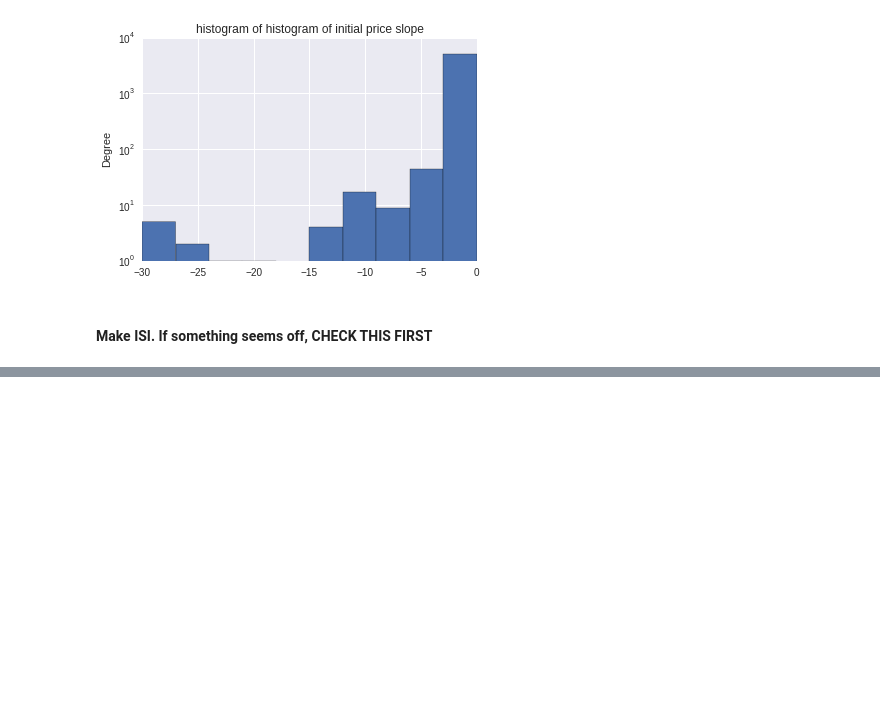
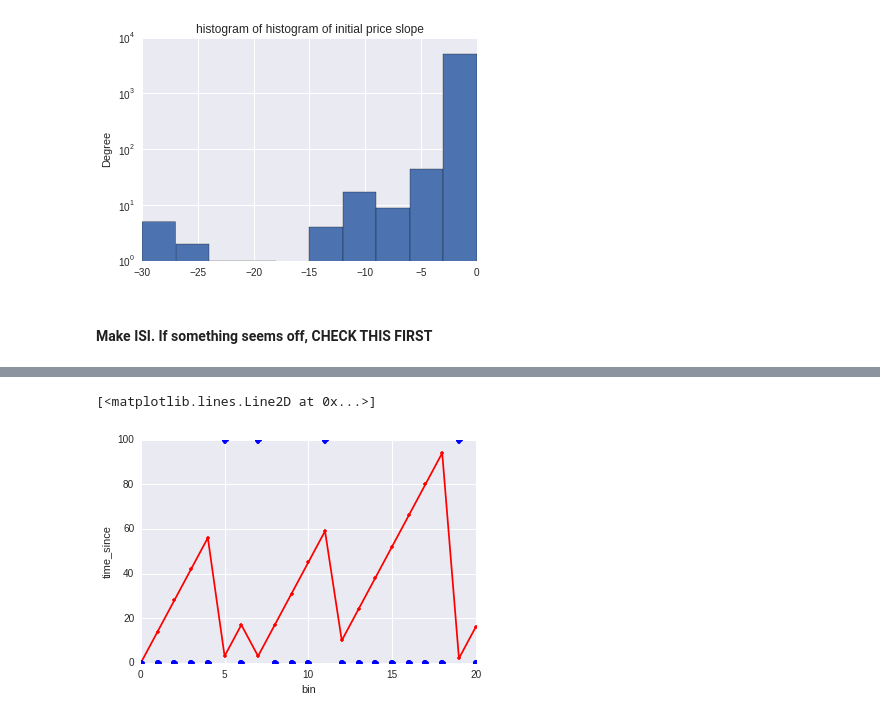
Before and after one commit to rbrackney/game_prices, a Jupyter notebook: data_analysis/make_time_series_features.ipynb, the cells around one changed output, grey strips where cells are left out. Drawn from its saved outputs; the diff is of its cells as text; code cells hidden in the pictures; blank space fills up the shorter version.

```diff
--- a/data_analysis/make_time_series_features.ipynb
+++ b/data_analysis/make_time_series_features.ipynb
@@ -124,0 +200,37 @@ df['dirty_isi'] = df.saledates_no_holiday.map(make_dirty_isi)
+# %%
+'''apply bin_time_since_sale'''
+saledates = df.saledates_no_holiday
+bin_date = df.sale_bool_no_holiday
+since_sale_list = list()
+for i,v in enumerate(saledates):
+    sd = saledates[i] #doing it this way simply for parity
+    bd = bin_date[i]
+    if bd != []:
+        bd_in = bd[0]  #index 0 are the dates, index 1 is the boolean
+        btss = bin_time_since_sale(sd,bd_in)
+    else:
+        btss = []
+    since_sale_list.append(btss)
+df['since_sale_lists'] = since_sale_list
+#pp(btss)
+#pp(since_sale_list)
+    #print 'end'
+# %%
+#print (bnh - bin_bool[0])
+
+sample = 25
+min_timestamp = 1417120656
+saledates = df.saledates_no_holiday.iloc[sample]
+bin_date = df.sale_bool_no_holiday.iloc[sample][0]
+bin_bool = df.sale_bool_no_holiday.iloc[sample][1]
+time_since_sale = df['since_sale_lists'][sample]
+
+date_sec = 60 * 60 * 24
+x_tran = (np.array(bin_date) - bin_date[0]) / date_sec
+plt.plot(np.array(time_since_sale) / date_sec,'r.-')
+plt.xlabel('bin')
+plt.ylabel('time_since')
+plt.plot(np.array(bin_bool) * 100,'bo')
+# %% [output]
+[<matplotlib.lines.Line2D at 0x...>]
+[figure, added]
```
Also changed, not shown: parts of 12 cells of this notebook, 4 other files.
